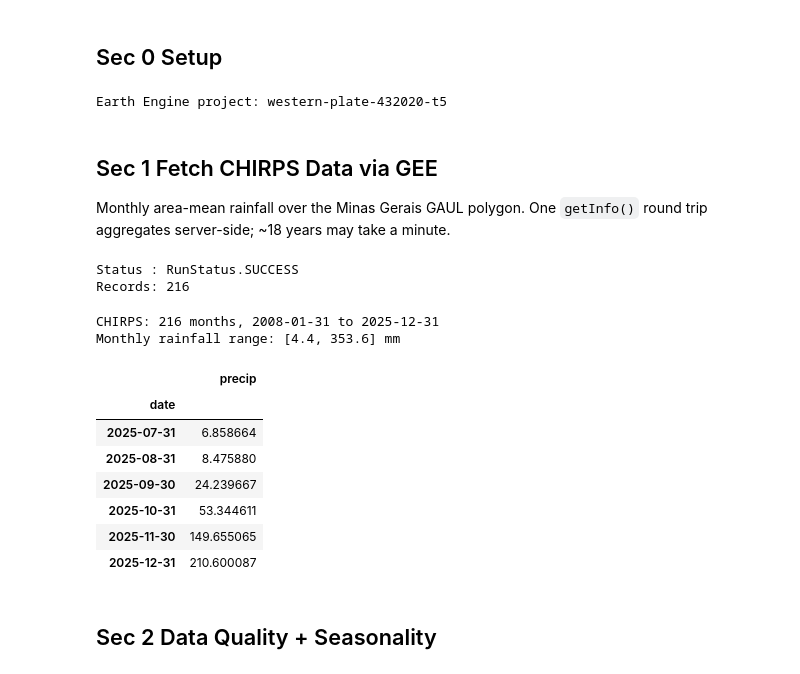
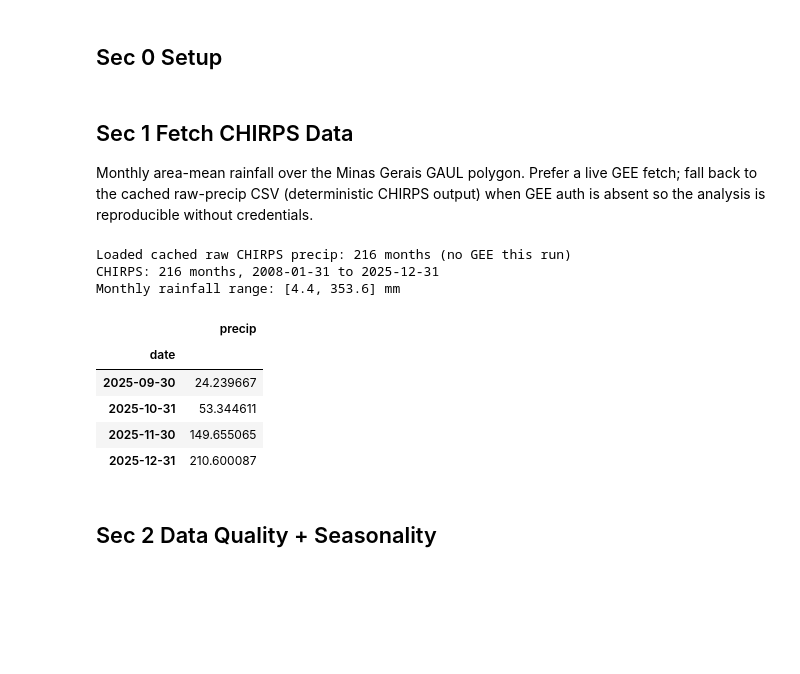
Before and after one commit to abhirajp97/greensignal, a Jupyter notebook: notebooks/coffee_backtests/05_chirps_signal.ipynb, the cells around one changed output. Saved outputs shown, nothing was run; the diff lists cells and outputs as text; code cells hidden in the pictures; blank space fills up the shorter version.

```diff
--- a/notebooks/coffee_backtests/05_chirps_signal.ipynb
+++ b/notebooks/coffee_backtests/05_chirps_signal.ipynb
@@ -15,24 +33,3 @@ Requires Google Earth Engine auth + `EARTHENGINE_PROJECT` in the environment.
 # %% [markdown]
 ## Sec 0  Setup
-# %%
-import os
-import sys
-
-sys.path.insert(0, os.path.abspath('../..'))
-
-import warnings
-
-warnings.filterwarnings('ignore')
-
-from dotenv import load_dotenv  # noqa: E402
-
-load_dotenv('../../.env')
-proj = os.environ.get('EARTHENGINE_PROJECT')
-assert proj, (
-    'Set EARTHENGINE_PROJECT (Cloud project ID) in the environment or ../../.env, '
-    'and run `uv run earthengine authenticate` first.'
-)
-print('Earth Engine project:', proj)
-# %% [output]
-Earth Engine project: western-plate-432020-t5
 # %%
@@ -51,38 +57,44 @@ from domains.coffee.sources.chirps import (  # noqa: E402
 # %% [markdown]
-## Sec 1  Fetch CHIRPS Data via GEE
+## Sec 1  Fetch CHIRPS Data
 
-Monthly area-mean rainfall over the Minas Gerais GAUL polygon. One `getInfo()` round trip aggregates server-side; ~18 years may take a minute.
+Monthly area-mean rainfall over the Minas Gerais GAUL polygon. Prefer a live GEE fetch;
+fall back to the cached raw-precip CSV (deterministic CHIRPS output) when GEE auth is
+absent so the analysis is reproducible without credentials.
-# %%
-START = date(2008, 1, 1)
-END   = date(2025, 12, 31)
-
-obs, run = fetch(START, END)
-print(f'Status : {run.status}')
-print(f'Records: {run.records_fetched}')
-if run.error_message:
-    print(f'Note   : {run.error_message}')
-# %% [output]
-Status : RunStatus.SUCCESS
-Records: 216
 # %%
-rain = pd.DataFrame(
-    [{'date': o.observed_date, 'precip': o.value} for o in obs]
-).set_index('date')
+START = date(2008, 1, 1)
+END   = date(2025, 12, 31)
+CACHE = 'data/chirps_minas_monthly.csv'
+
+rain = None
+proj = os.environ.get('EARTHENGINE_PROJECT')
+if proj:
+    try:
+        from domains.coffee.sources.chirps import fetch
+        obs, run = fetch(START, END)
+        if run.status.name == 'SUCCESS' and obs:
+            rain = pd.DataFrame(
+                [{'date': o.observed_date, 'precip': o.value} for o in obs]
+            ).set_index('date')
+            print(f'Fetched via GEE: {run.records_fetched} months '
+                  f'({run.status.name})')
+    except Exception as exc:  # noqa: BLE001
+        print(f'GEE unavailable ({str(exc)[:70]}); using cache.')
+
+if rain is None:
+    rain = pd.read_csv(CACHE, parse_dates=['date'], index_col='date')[['precip']]
+    print(f'Loaded cached raw CHIRPS precip: {len(rain)} months (no GEE this run)')
+
 rain.index = pd.to_datetime(rain.index)
-rain = rain.sort_index()
-
-print(f'CHIRPS: {len(rain)} months, '
-      f'{rain.index[0].date()} to {rain.index[-1].date()}')
-print(f'Monthly rainfall range: [{rain["precip"].min():.1f}, '
-      f'{rain["precip"].max():.1f}] mm')
-rain.tail(6)
+rain = rain.sort_index()[['precip']]
+print(f'CHIRPS: {len(rain)} months, {rain.index[0].date()} to {rain.index[-1].date()}')
+print(f'Monthly rainfall range: [{rain["precip"].min():.1f}, {rain["precip"].max():.1f}] mm')
+rain.tail(4)
 # %% [output]
+Loaded cached raw CHIRPS precip: 216 months (no GEE this run)
 CHIRPS: 216 months, 2008-01-31 to 2025-12-31
 Monthly rainfall range: [4.4, 353.6] mm
 |  | precip |
 | date |  |
-| 2025-07-31 | 6.858664 |
-| 2025-08-31 | 8.475880 |
 | 2025-09-30 | 24.239667 |
 | 2025-10-31 | 53.344611 |
 | 2025-11-30 | 149.655065 |
```
Also changed, not shown: parts of 46 cells of this notebook, 12 other files.
